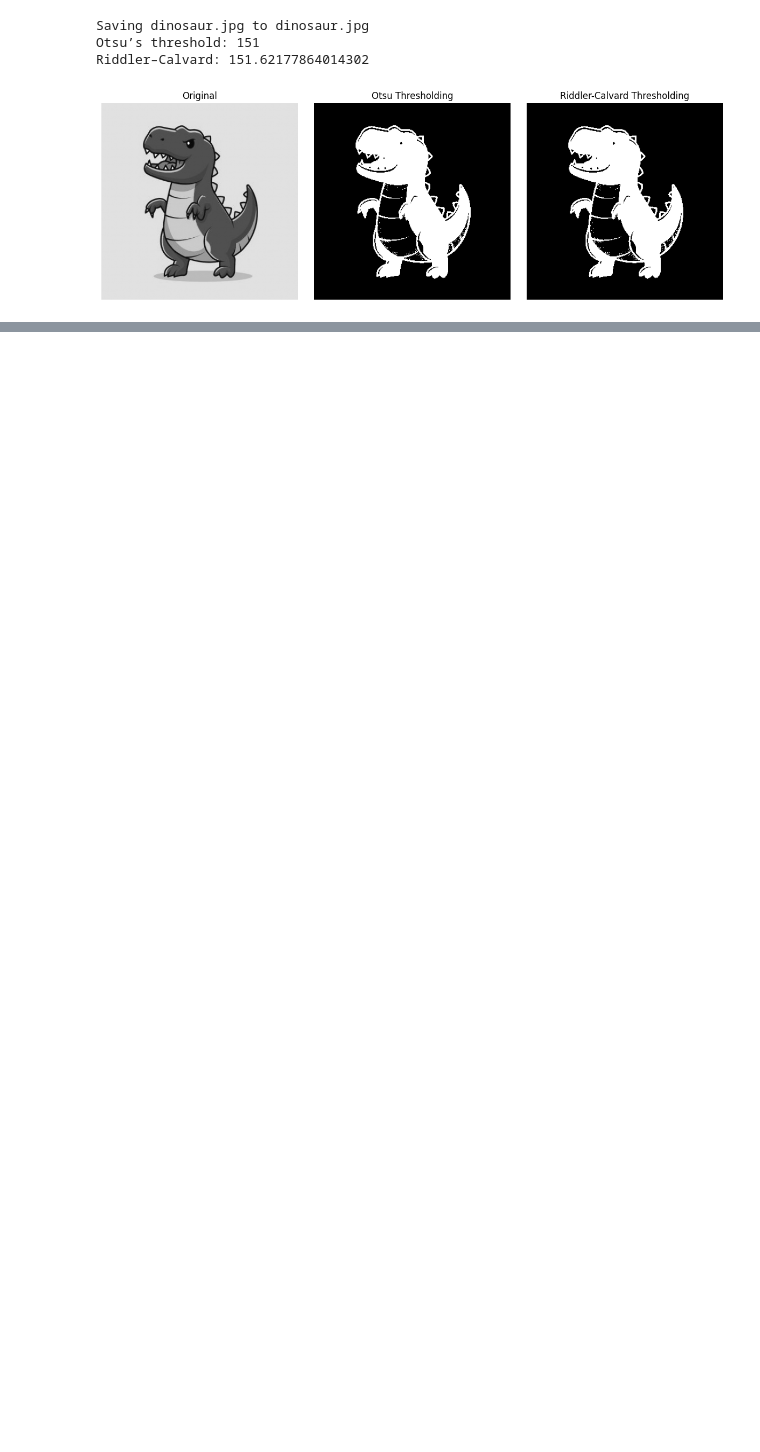
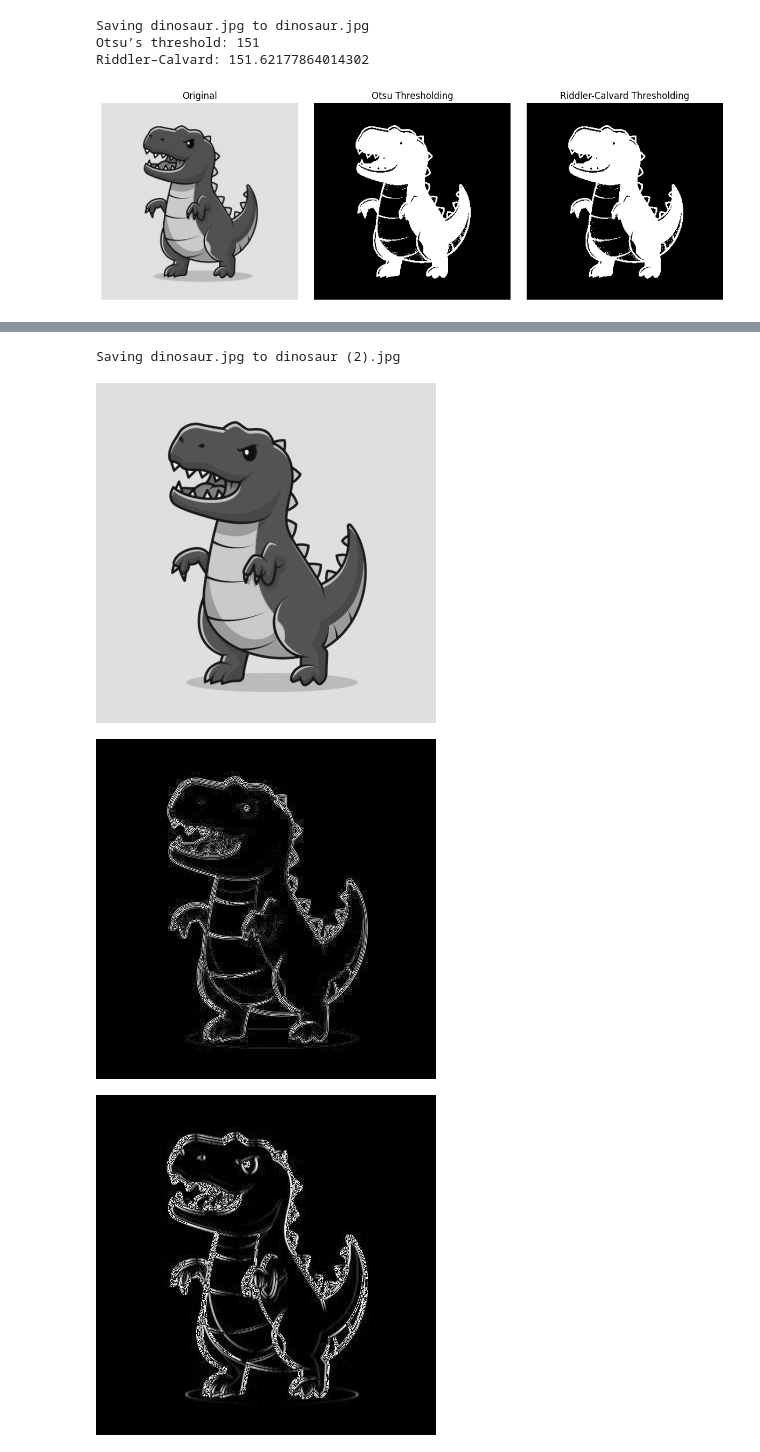
Before and after one commit to kimdongyoon488/AI_Transformation_AX_Academy, a Jupyter notebook: ai/openCV.ipynb, the cells around one changed output, grey strips where cells are left out. Drawn from its saved outputs; the diff is of its cells as text; code cells hidden in the pictures; blank space fills up the shorter version.

Commit message:
Laplacian/Sobel 필터 적용 실습

```diff
--- a/ai/openCV.ipynb
+++ b/ai/openCV.ipynb
@@ -558,3 +558,32 @@ Saving dinosaur.jpg to dinosaur.jpg
 Otsu’s threshold: 151
 Riddler–Calvard: 151.62177864014302
 [figure]
+# %%
+import numpy as np
+import cv2
+
+from google.colab import files
+from matplotlib import pyplot as plt
+from google.colab import files
+from google.colab.patches import cv2_imshow
+
+uploaded = files.upload()
+image_path = list(uploaded.keys())[0]
+image = cv2.imread(image_path)
+image = cv2.cvtColor(image, cv2.COLOR_BGR2GRAY)
+
+cv2_imshow(image)
+
+lap = cv2.Laplacian(image, cv2.CV_64F)
+lap = np.uint8(np.absolute(lap))
+cv2_imshow(lap)  # 라플라시안 결과
+
+sobelX = cv2.Sobel(image, cv2.CV_64F, 1, 0)
+sobelY = cv2.Sobel(image, cv2.CV_64F, 0, 1)
+sobelX = np.uint8(np.absolute(sobelX))
+sobelY = np.uint8(np.absolute(sobelY))
+sobelCombined = cv2.bitwise_or(sobelX, sobelY)
+cv2_imshow(sobelX)          # 소벨 X 방향 결과
+cv2_imshow(sobelY)          # 소벨 Y 방향 결과
+cv2_imshow(sobelCombined)   # 소벨 X+Y 결합 결과
+# %% [output]
@@ -560,0 +591,4 @@ Riddler–Calvard: 151.62177864014302
+Saving dinosaur.jpg to dinosaur (2).jpg
+[figure, added]
+[figure, added]
+[figure, added]
```
Also changed, not shown: parts of 1 cell of this notebook.
